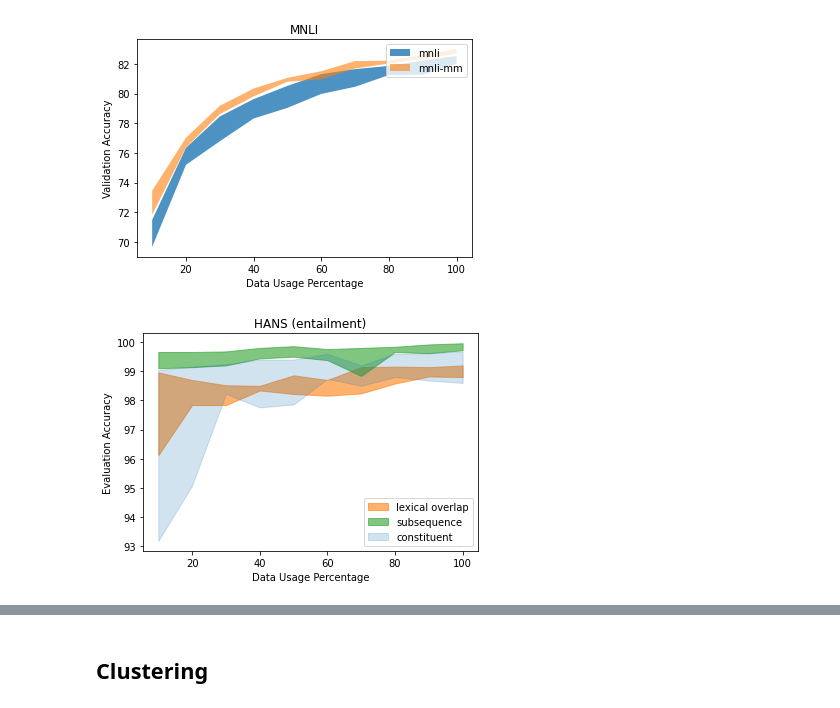
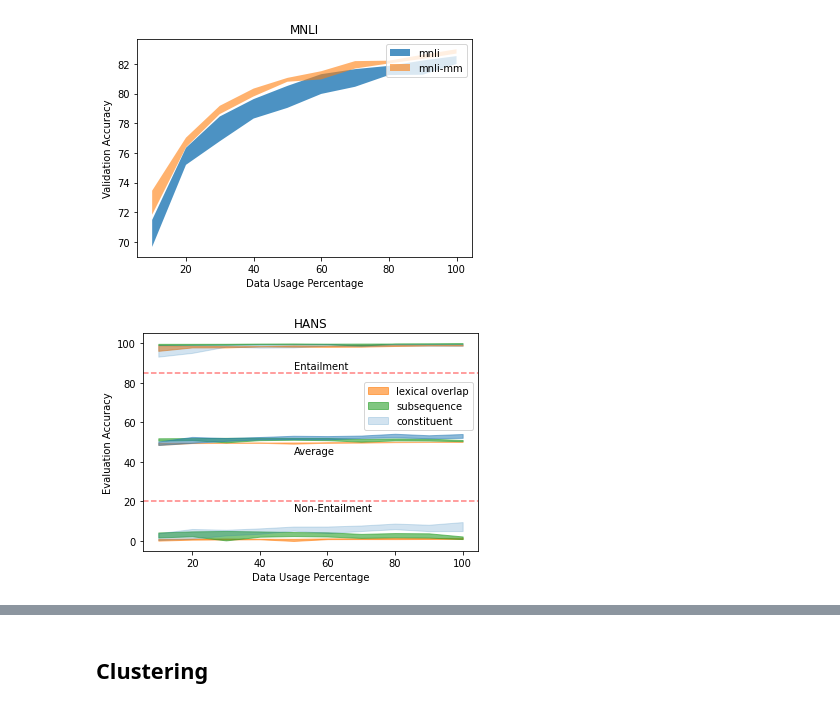
Before and after one commit to prajjwal1/generalize_lm_nli, a Jupyter notebook: nbs/graph_plots_paper.ipynb, the cells around one changed output, grey strips where cells are left out. Cells and saved outputs as stored; diff of their text form; code cells hidden in the pictures.

```diff
--- a/nbs/graph_plots_paper.ipynb
+++ b/nbs/graph_plots_paper.ipynb
@@ -41,6 +45,10 @@ hans_ent_cons_0 = np.array([96.5, 99, 99.24, 98.74, 99.08, 98.82, 98.5, 98.92, 9
 hans_non_ent_lo_0 = np.array([0.76, 0.74, 0.96, 0.88, 0.78, 0.96, 1.0, 0.98, 1.04, 1.16])
 hans_non_ent_sub_0 = np.array([3.38, 2.4, 0.33, 3.82, 2.5, 3.58, 2.82, 2.4, 1.8, 2.08])
 hans_non_ent_cons_0 = np.array([1.72, 2.22, 3.86, 6.4, 7.32, 6.54, 7.86, 7.86, 6.54, 9.58])
+
+hans_lo_avg_0 = (hans_ent_lo_0+hans_non_ent_lo_0)/2
+hans_sub_avg_0 = (hans_ent_sub_0+hans_non_ent_sub_0)/2
+hans_cons_avg_0 = (hans_ent_cons_0+hans_non_ent_cons_0)/2
 # %% [markdown]
 #### Seed 250
 # %%
@@ -54,6 +62,10 @@ hans_ent_cons_250 = np.array([96.28, 95.08, 98.22, 99.2, 99.4, 99.6, 99.06, 99.6
 hans_non_ent_lo_250 = np.array([0.62, 1.24, 1.3, 0.98, 0.06, 1.34, 1.18, 1.46, 1.46, 1.06])
 hans_non_ent_sub_250 = np.array([4.34, 4.88, 5.1, 3.84, 3.98, 4.24, 3.62, 2.24, 1.9, 1])
 hans_non_ent_cons_250 = np.array([2.64, 4.16, 5.52, 4.7, 5.54, 6.18, 7.56, 8.82, 6.72, 6.52])
+
+hans_lo_avg_250 = (hans_ent_lo_250+hans_non_ent_lo_250)/2
+hans_sub_avg_250 = (hans_ent_sub_250+hans_non_ent_sub_250)/2
+hans_cons_avg_250 = (hans_ent_cons_250+hans_non_ent_cons_250)/2
 # %% [markdown]
 #### Seed 500
 # %%
@@ -67,6 +79,10 @@ hans_ent_cons_500 = np.array([97.42, 99.16, 98.38, 99.4, 98.92, 99.24, 99.2, 98.
 hans_non_ent_lo_500 = np.array([1.06, 1.08, 1.22, 1.16, 1.1, 1.26, 1.06, 1.16, 1.2, 1.44])
 hans_non_ent_sub_500 = np.array([3.86, 3.01, 3.42, 3.28, 2.9, 2.6, 1.6, 1.88, 1.74, 1.84])
 hans_non_ent_cons_500 = np.array([3.16, 6.1, 5.7, 5.34, 5.54, 6.82, 5.04, 5.98, 8.24, 8.98])
+
+hans_lo_avg_500 = (hans_ent_lo_500+hans_non_ent_lo_500)/2
+hans_sub_avg_500 = (hans_ent_sub_500+hans_non_ent_sub_500)/2
+hans_cons_avg_500 = (hans_ent_cons_500+hans_non_ent_cons_500)/2
 # %% [markdown]
 #### Seed 750
 # %%
@@ -80,6 +96,10 @@ hans_ent_cons_750 = np.array([99.04, 98.38, 98.4, 99.1, 99.18, 98.74, 98.76, 98.
 hans_non_ent_lo_750 = np.array([0.22, 0.88, 1.02, 0.94, 1.12, 1.16, 1.4, 1.58, 1.22, 1.68])
 hans_non_ent_sub_750 = np.array([1.8, 2.48, 3.58, 2.18, 2.98, 2.28, 2.98, 2.54, 2.24, 1.86])
 hans_non_ent_cons_750 = np.array([0.54, 1.18, 2.84, 3.68, 5.74, 7.34, 5.76, 7, 5, 5.04])
+
+hans_lo_avg_750 = (hans_ent_lo_750+hans_non_ent_lo_750)/2
+hans_sub_avg_750 = (hans_ent_sub_750+hans_non_ent_sub_750)/2
+hans_cons_avg_750 = (hans_ent_cons_750+hans_non_ent_cons_750)/2
 # %%
 y1, y2 = [], []
 y1_mm, y2_mm = [], []
@@ -201,14 +264,35 @@ plt.savefig('/home/nlp/transformers-importance-sampling/figs/mnli_pct.pdf')
 # %%
 plt.fill_between(data_pct, hans_ent_lo_y1, hans_ent_lo_y2, color = 'tab:orange',
                  label='lexical overlap', alpha=0.6)
 plt.fill_between(data_pct, hans_ent_sub_y1, hans_ent_sub_y2, color='tab:green',
                  label='subsequence', alpha=0.6)
 plt.fill_between(data_pct, hans_ent_cons_y1, hans_ent_cons_y2, color='tab:blue',
                  label='constituent', alpha=0.2)
+plt.fill_between(data_pct, hans_non_ent_lo_y1, hans_non_ent_lo_y2, color = 'tab:orange',
+                 alpha=0.6)
+plt.fill_between(data_pct, hans_non_ent_sub_y1, hans_non_ent_sub_y2, color='tab:green',
+                 alpha=0.6)
+plt.fill_between(data_pct, hans_non_ent_cons_y1, hans_non_ent_cons_y2, color='tab:blue',
+                 alpha=0.2)
+
+plt.fill_between(data_pct, hans_lo_avg_y1, hans_lo_avg_y2, color = 'tab:orange',
+                  alpha=0.5)
+plt.fill_between(data_pct, hans_sub_avg_y1, hans_sub_avg_y2, color='tab:green',
+                 alpha=0.6)
+plt.fill_between(data_pct, hans_cons_avg_y1, hans_cons_avg_y2,color='tab:blue',
+                 alpha=0.5)
 plt.xlabel('Data Usage Percentage')
 plt.ylabel('Evaluation Accuracy')
-plt.title('HANS (entailment)')
-plt.legend(loc='lower right')
-plt.savefig('/home/nlp/transformers-importance-sampling/figs/seeds_ent.pdf')
+plt.title('HANS')
+plt.legend(loc='upper right', bbox_to_anchor=(1, 0.8))
+
+plt.axhline(y=85, linestyle='--', color='red', alpha=0.5)
+plt.axhline(y=20, linestyle='--', color='red', alpha=0.5)
+
+plt.text(s='Entailment', y=87, x = 50)
+plt.text(s='Average', y=44, x = 50)
+plt.text(s='Non-Entailment', y=15, x = 50)
+
+plt.savefig('/home/nlp/transformers-importance-sampling/figs/seeds_hans.pdf')
 # %% [output]
-[figure, old version]
+[figure, new version]
```
Also changed, not shown: parts of 36 cells of this notebook, 11 other files.
